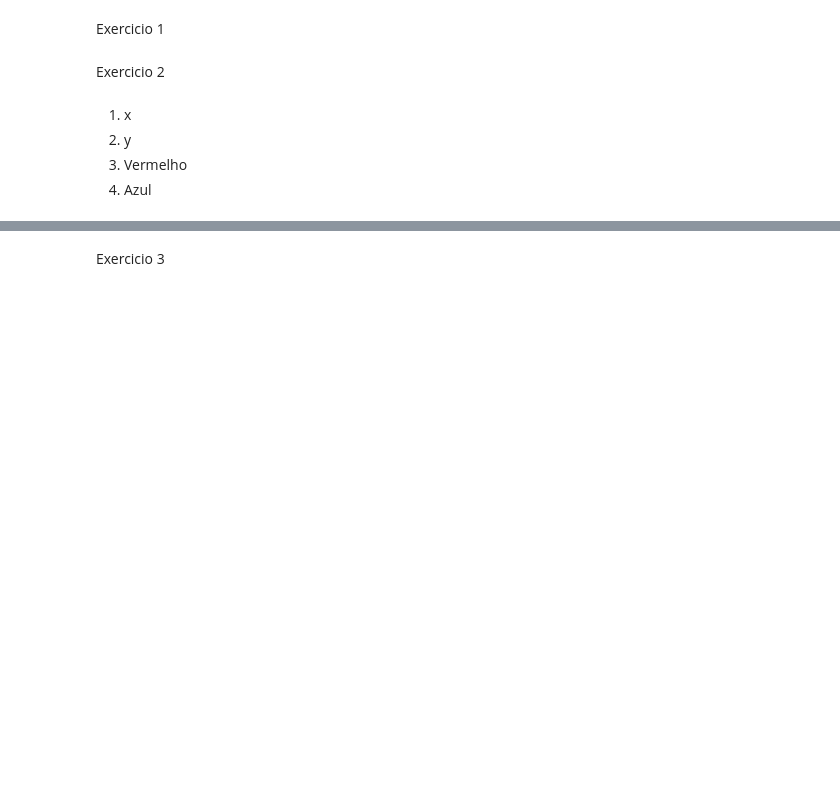
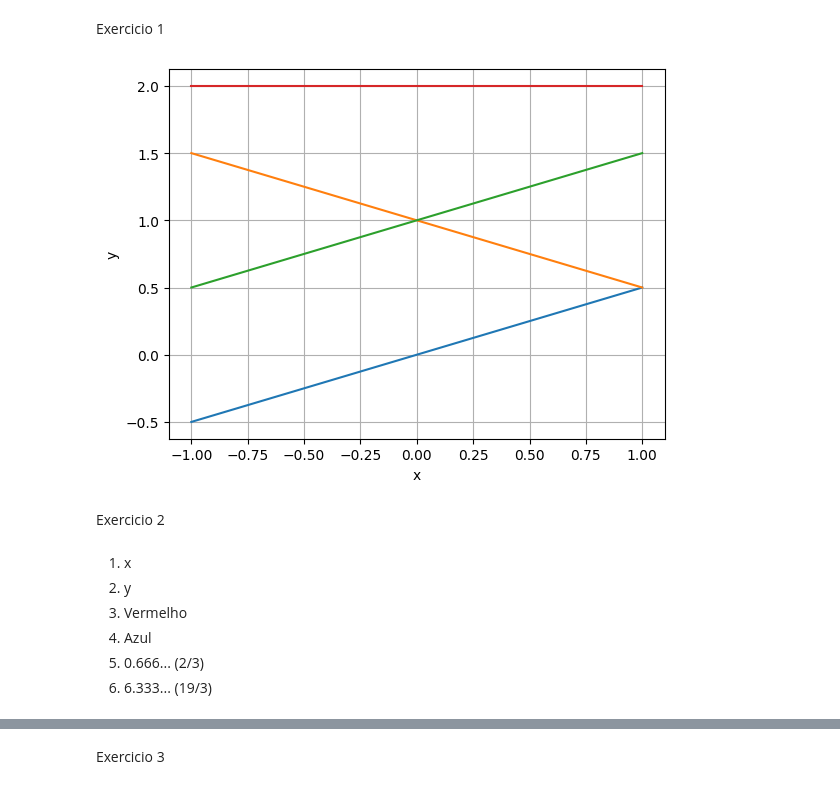
Before and after one commit to tiagoft/alglin, a Jupyter notebook: Notebooks/Gabaritos/gabarito_aula03.ipynb, the cells around one changed output, grey strips where cells are left out. Drawn from its saved outputs; the diff is of its cells as text; code cells hidden in the pictures; blank space fills up the shorter version.

```diff
--- a/Notebooks/Gabaritos/gabarito_aula03.ipynb
+++ b/Notebooks/Gabaritos/gabarito_aula03.ipynb
@@ -5,6 +5,24 @@ import numpy as np
 ## Parte 1
 # %% [markdown]
 Exercicio 1
+# %%
+x1 = np.linspace(-1, 1, 100)
+y1 = 0.5*x1
+y2 = 1 - 0.5*x1
+y3 = (2 + x1)/2
+y4 = np.full_like(x1, 2)
+
+plt.figure()
+plt.plot(x1, y1)
+plt.plot(x1, y2)
+plt.plot(x1, y3)
+plt.plot(x1, y4)
+plt.grid()
+plt.xlabel('x')
+plt.ylabel('y')
+plt.show()
+# %% [output]
+[figure, added]
 # %% [markdown]
 Exercicio 2
 # %% [markdown]
@@ -12,3 +30,5 @@ Exercicio 2
 2) y
 3) Vermelho
 4) Azul
+5) 0.666... (2/3)
+6) 6.333... (19/3)
```
Also changed, not shown: parts of 21 cells of this notebook, 1 other file.
